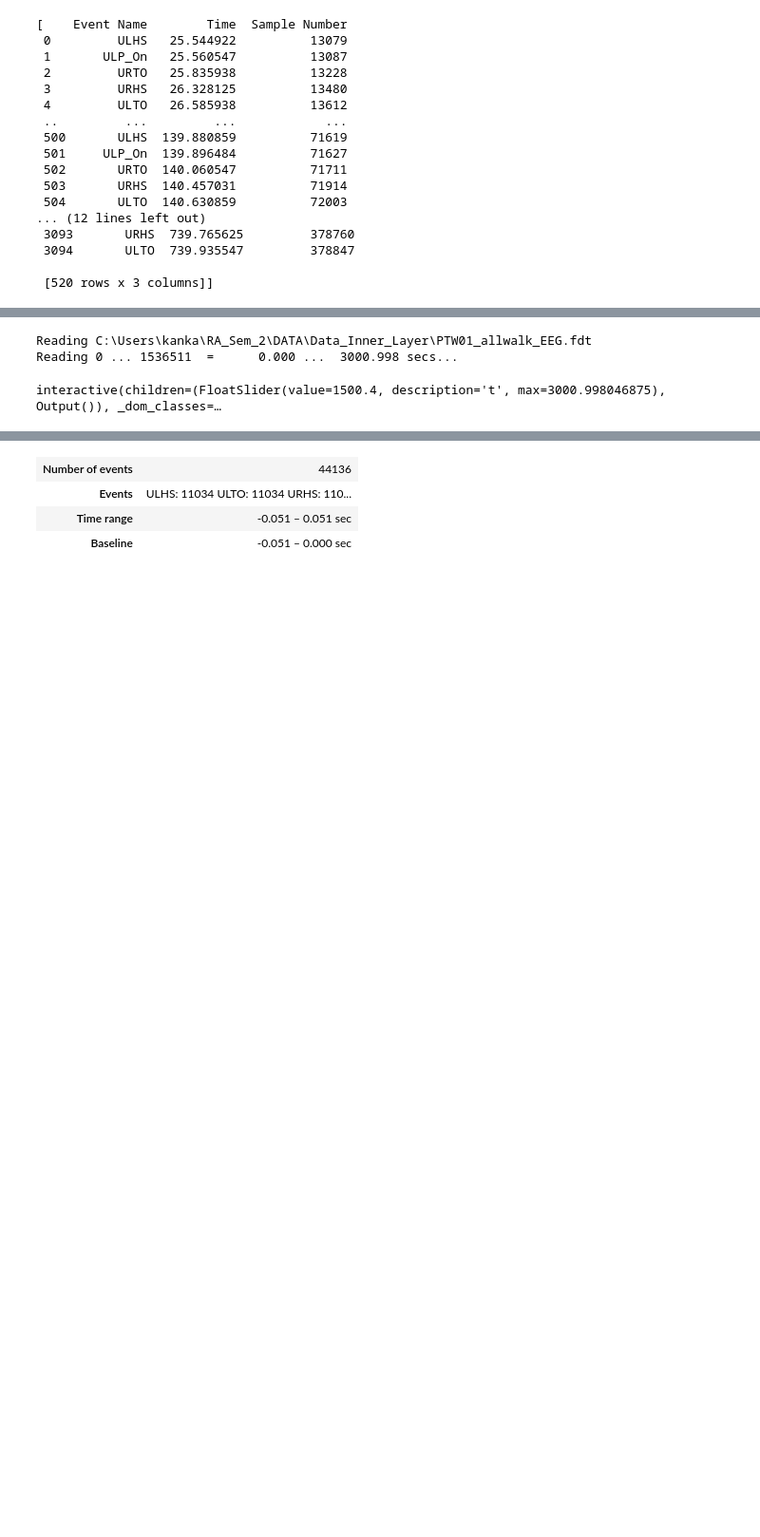
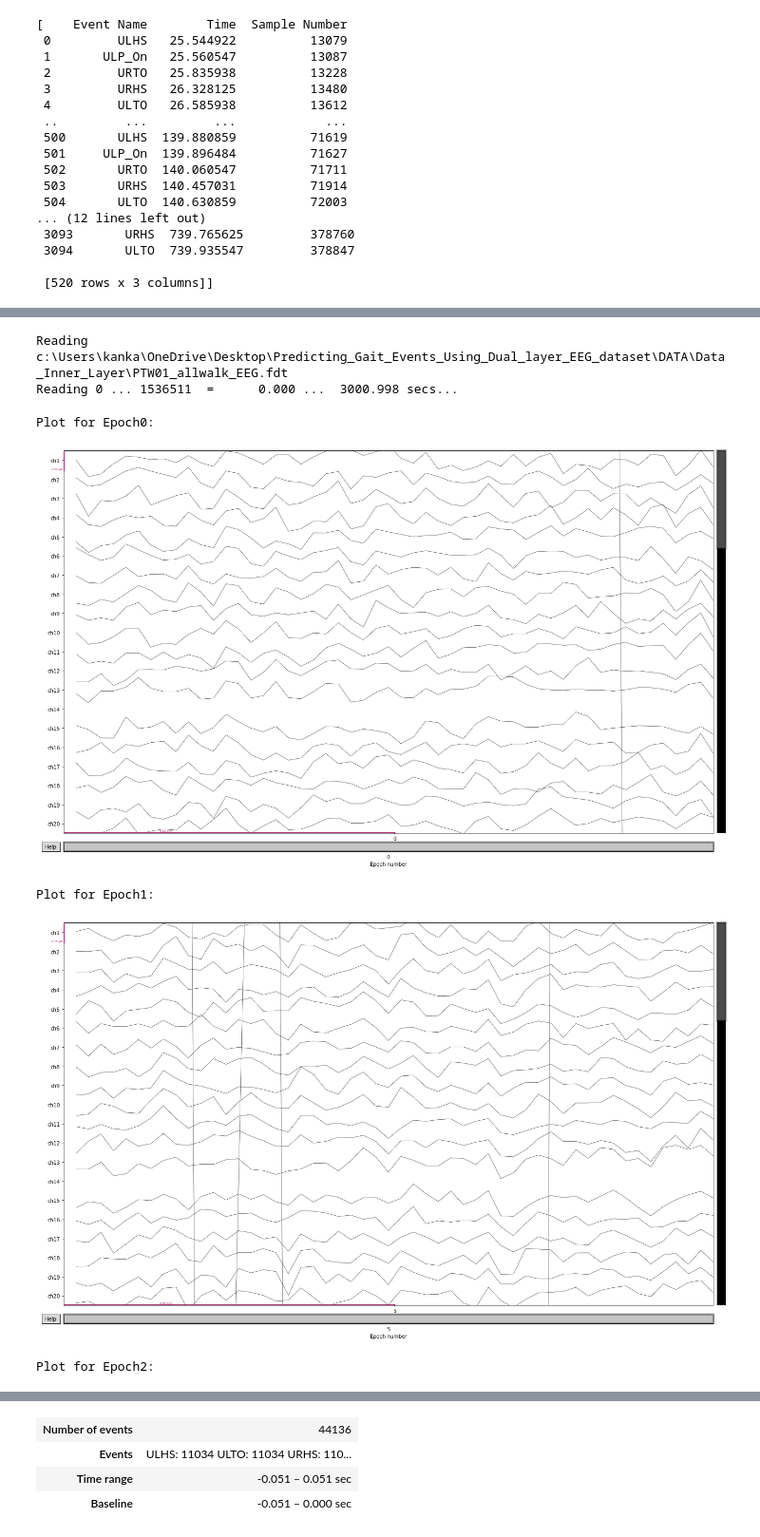
Before and after one commit to Rushikesh-Kankar/Predicting_Gait_Events_Using_Dual_layer_EEG_dataset, a Jupyter notebook: EEG_gait_prediction_pipleline.ipynb, the cells around one changed output, grey strips where cells are left out. Shown at 95% size. Saved outputs shown, nothing was run; the diff lists cells and outputs as text; code cells hidden in the pictures; blank space fills up the shorter version.

```diff
--- a/EEG_gait_prediction_pipleline.ipynb
+++ b/EEG_gait_prediction_pipleline.ipynb
@@ -105,7 +173,7 @@ all_data=preprocessed_data = preprocess_eeg_data(subject_ids, file_path, event_i
 event_id = ('ULHS', 'ULTO', 'URHS', 'URTO')
 #event_id = ('PLHS', 'PLTO', 'PRHS', 'PRTO')
 #file_path = 'DATA\Event_Epoched_Data_Artifact_Layer_128_0.05'
-#file_path = 'DATA\Event_Epoched_Data_Artifact_Layer_78_0.05'
+file_path = 'DATA\Event_Epoched_Data_Artifact_Layer_78_0.05'
 #file_path = 'DATA\Event_Epoched_Data_Inner_Layer_128_0.05'
 #file_path = 'DATA\Event_Epoched_Data_Inner_Layer_78_0.05'
 #file_path = 'DATA/Event_Epoched_Data_ICA_78'
@@ -198,6 +282,8 @@ all_data
 | Events | ULHS: 11034 ULTO: 11034 URHS: 110... |
 | Time range | -0.051 – 0.051 sec |
 | Baseline | -0.051 – 0.000 sec |
+# %%
+all_data=all_data[:20]
 # %%
 # Extract labels for epochs
 epoch_labels = np.array([all_data[i].events[0][2] for i in range(len(all_data))], dtype='U')
@@ -349,22 +458,28 @@ output_dir = 'Final_Prediction/Test'
 save_event_times(event_preds_times, output_dir)
 # %%
 #plots if required for analysis
+
+#plots_to_print  ['psd', 'image', 'event_plot', 'event_average', 'average', 'info', 'plot_epochs', 'interactive_plot', 'peak_latency']
 
 # Load your raw EEG data file
 raw_file_path ='DATA/Data_Inner_Layer/PTW01_allwalk_EEG.set'
 
 # Load the epochs object (replace this with your actual epochs loading procedure)
 epochs = all_data
 
 # List of channel indices to plot
 z = [0, 1, 2]
 
 # List of plots to print (optional, remove or set to None to print all plots)
-plots_to_print = ["interactive_plot"]
+plots_to_print = ["plot_epochs"]
 
 # Call the function
 plot_eeg_features(raw_file_path, epochs, z, plots_to_print)
 # %% [output]
-Reading C:\Users\kanka\RA_Sem_2\DATA\Data_Inner_Layer\PTW01_allwalk_EEG.fdt
+Reading c:\Users\kanka\OneDrive\Desktop\Predicting_Gait_Events_Using_Dual_layer_EEG_dataset\DATA\Data_Inner_Layer\PTW01_allwalk_EEG.fdt
 Reading 0 ... 1536511  =      0.000 ...  3000.998 secs...
-interactive(children=(FloatSlider(value=1500.4, description='t', max=3000.998046875), Output()), _dom_classes=…
+Plot for Epoch0:
+[figure, added]
+Plot for Epoch1:
+[figure, added]
+Plot for Epoch2:
```
Also changed, not shown: parts of 15 cells of this notebook, 1 other file.
